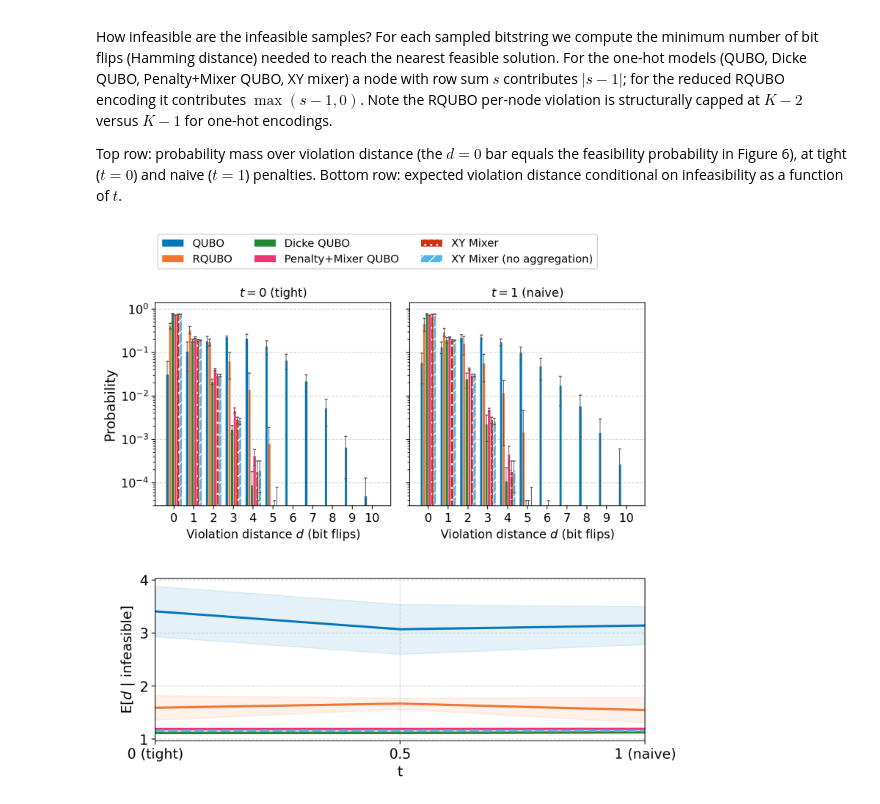
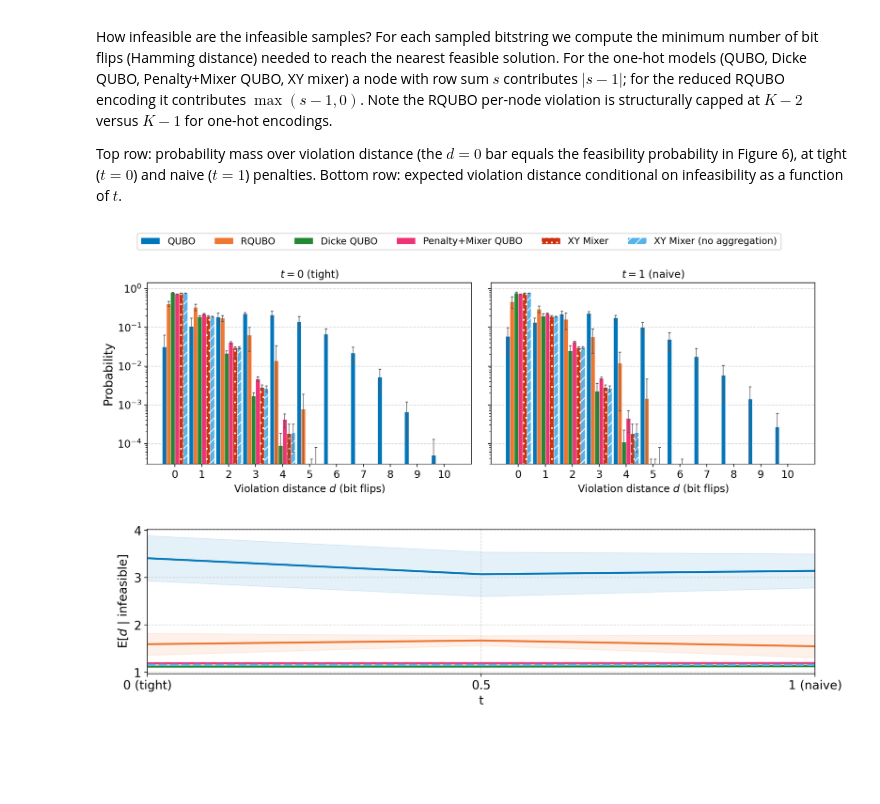
Before and after one commit to AdrianHarkness/Max_K_Cut, a Jupyter notebook: notebooks/experiments/visualize_results.ipynb, the cells around one changed output. Drawn from its saved outputs; the diff is of its cells as text; code cells hidden in the pictures; blank space fills up the shorter version.

```diff
--- a/notebooks/experiments/visualize_results.ipynb
+++ b/notebooks/experiments/visualize_results.ipynb
@@ -655,17 +655,18 @@ else:
             max_shown = max(max_shown, int(nonzero.max()))
     dists = np.arange(max_shown + 1)
 
-    fig = plt.figure(figsize=(8, 8))
+    fig = plt.figure(figsize=(12, 8))
     gs = fig.add_gridspec(
-        2, 2, height_ratios=[1, 0.8], hspace=0.4, wspace=0.08,
-        top=0.86, bottom=0.09, left=0.11, right=0.97,
+        2, 2, height_ratios=[1, 0.8], hspace=0.4, wspace=0.06,
+        top=0.88, bottom=0.09, left=0.08, right=0.98,
     )
     ax_tight = fig.add_subplot(gs[0, 0])
     ax_naive = fig.add_subplot(gs[0, 1], sharey=ax_tight)
     ax_bottom = fig.add_subplot(gs[1, :])
 
     n_bars = len(bar_models)
-    bar_width = 0.8 / n_bars
+    group_width = 0.94   # fraction of each unit distance slot filled by the bar group
+    bar_width = group_width / n_bars
     # Floor slightly below one shot out of 10,000 so single-shot mass stays visible on the log scale
     log_floor = 3e-5
 
@@ -677,7 +678,7 @@ else:
                 data = pmf[:, : max_shown + 1]
             mean = data.mean(axis=0)
             std = data.std(axis=0)
-            offsets = dists - 0.4 + bar_width * (m_idx + 0.5)
+            offsets = dists - group_width / 2 + bar_width * (m_idx + 0.5)
             # Clip the lower error bar so it stays on the log axis
             yerr_lo = np.minimum(std, np.maximum(mean - log_floor, 0))
             ax.bar(
@@ -734,32 +735,32 @@ else:
 
     ax_bottom.grid(True, which='both', linestyle='--', alpha=0.5)
     ax_bottom.set_xlim(0, 1)
     ax_bottom.set_xlabel('t', fontsize=14)
     ax_bottom.set_xticks([0, 0.5, 1])
     ax_bottom.set_xticklabels(["0 (tight)", "0.5", "1 (naive)"], fontsize=12)
     ax_bottom.set_ylabel('E[$d$ | infeasible]', fontsize=14)
     ax_bottom.tick_params(axis='x', labelsize=14)
     ax_bottom.tick_params(axis='y', labelsize=14)
 
     handles, labels = ax_tight.get_legend_handles_labels()
     _leg = fig.legend(
         handles,
         labels,
         loc="upper center",
         bbox_to_anchor=(0.5, 0.99),
         bbox_transform=fig.transFigure,
-        ncol=3,
+        ncol=6,
         fontsize=11,
         frameon=True,
     )
     _leg.set_clip_on(False)
 
     data_tag = os.path.splitext(os.path.basename(loaded_data_path))[0]
     fig.savefig(
         os.path.join("Data", f"violation_distance_{data_tag}.pdf"),
         bbox_inches="tight",
         pad_inches=0.2,
         bbox_extra_artists=[_leg],
     )
 # %% [output]
-[figure, old version]
+[figure, new version]
```
Also changed, not shown: 10 other files.
